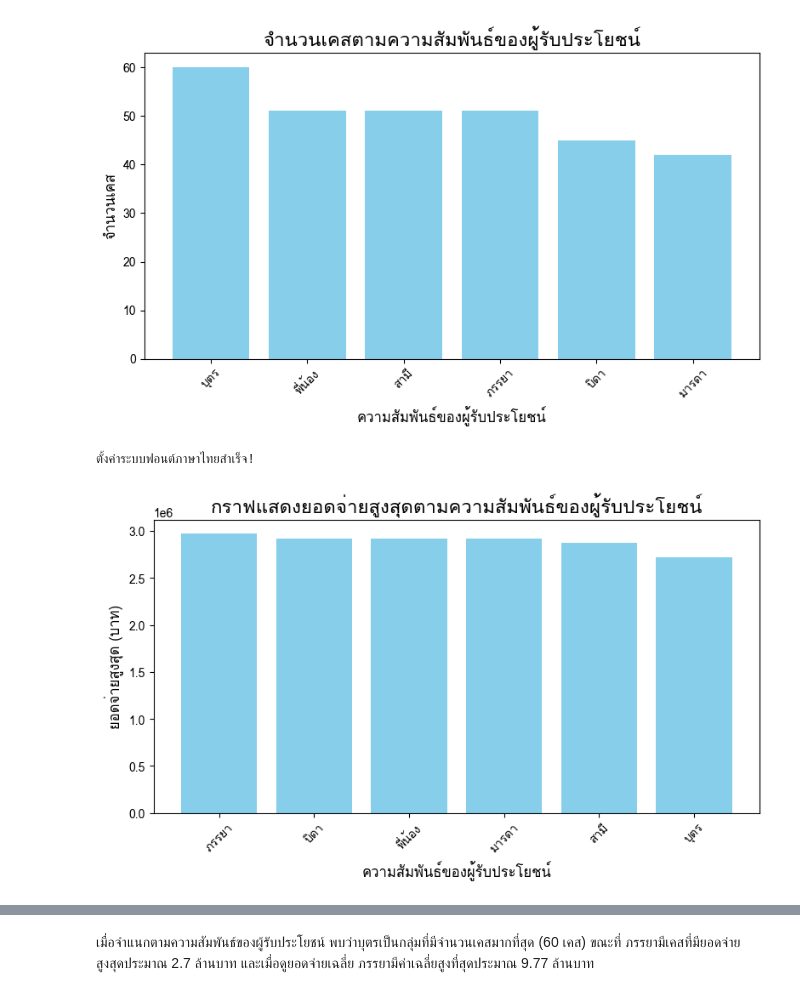
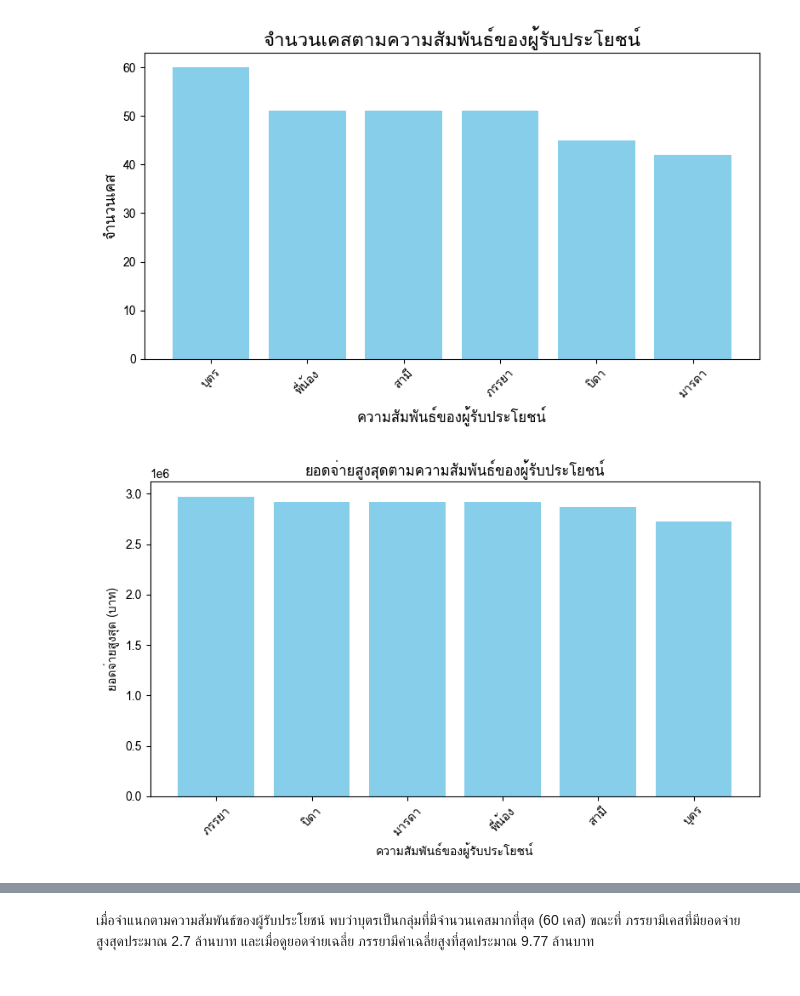
Before and after one commit to toryor31oct/group15-Fun-Rai-Kwam-plod-Phai, a Jupyter notebook: final_fun_rai_kwam_plod_phai_.ipynb, the cells around one changed output, grey strips where cells are left out. Drawn from its saved outputs; the diff is of its cells as text; code cells hidden in the pictures.

```diff
--- a/final_fun_rai_kwam_plod_phai_.ipynb
+++ b/final_fun_rai_kwam_plod_phai_.ipynb
@@ -1452,27 +1452,26 @@ plt.show()
 # %% [output]
 [figure]
 # %%
-data = {
-    'ความสัมพันธ์ของผู้รับประโยชน์': ['ภรรยา', 'บิดา', 'พี่น้อง', 'มารดา', 'สามี', 'บุตร'],
-    'ยอดจ่ายสูงสุด': [2970000, 2920500	, 2920500, 2920500	, 2871000	, 2722500	]
-}
-
-df_thai = pd.DataFrame(data)
+q4_max = (
+    df_claims.groupby("beneficiary_relationship")
+    .agg(max_payout=("net_payout", "max"))
+    .sort_values("max_payout", ascending=False)
+)
 
 plt.figure(figsize=(8, 5))
+
 plt.bar(
-    df_thai['ความสัมพันธ์ของผู้รับประโยชน์'],
-    df_thai['ยอดจ่ายสูงสุด'],
-    color='skyblue'
+    q4_max.index,
+    q4_max["max_payout"],
+    color="skyblue"
 )
 
-plt.title('กราฟแสดงยอดจ่ายสูงสุดตามความสัมพันธ์ของผู้รับประโยชน์', fontsize=16)
-plt.xlabel('ความสัมพันธ์ของผู้รับประโยชน์', fontsize=12)
-plt.ylabel('ยอดจ่ายสูงสุด (บาท)', fontsize=12)
+plt.title("ยอดจ่ายสูงสุดตามความสัมพันธ์ของผู้รับประโยชน์")
+plt.xlabel("ความสัมพันธ์ของผู้รับประโยชน์")
+plt.ylabel("ยอดจ่ายสูงสุด (บาท)")
 
 plt.xticks(rotation=45)
 plt.tight_layout()
 plt.show()
 # %% [output]
-ตั้งค่าระบบฟอนต์ภาษาไทยสำเร็จ!
-[figure, old version]
+[figure, new version]
```
Also changed, not shown: parts of 2 cells of this notebook.
